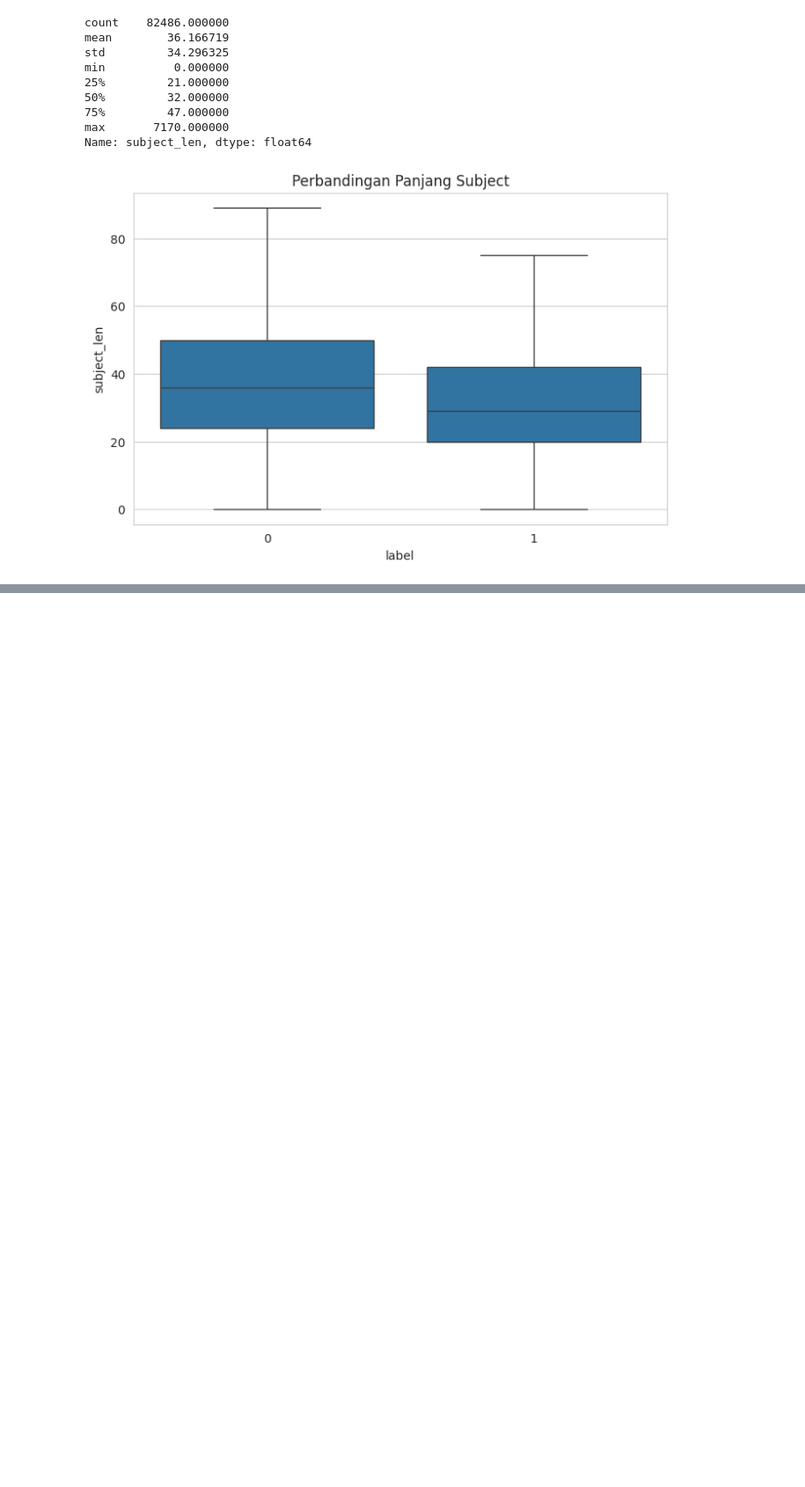
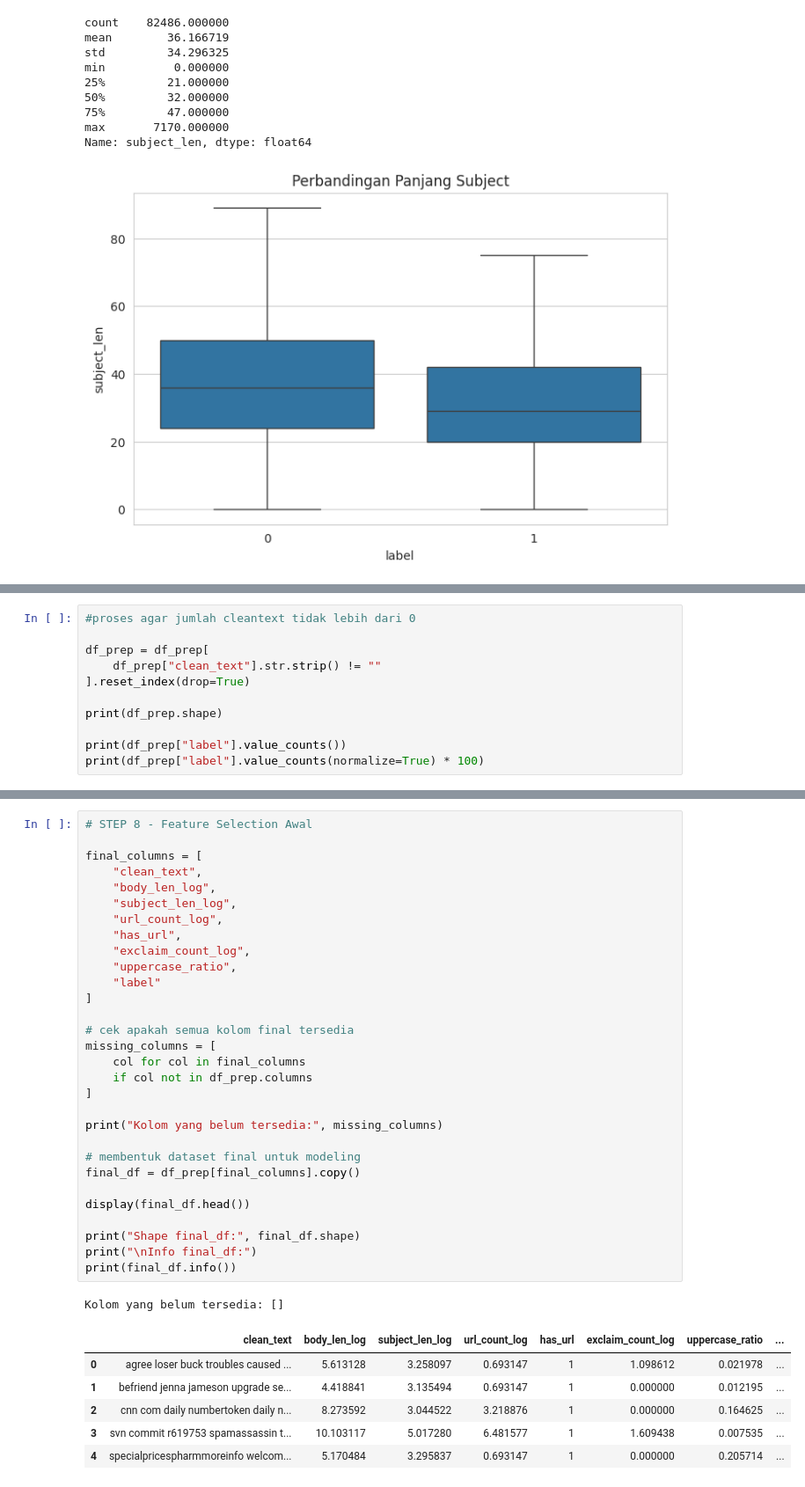
Before and after one commit to syiffac/Machine-Learning-Project_Email-Phising-Detection, a Jupyter notebook: Project_ML_Email_Spam_Detection_Aisyah_Syifa_H1D023043.ipynb, the cells around one changed output, grey strips where cells are left out. Shown at 88% size. Drawn from its saved outputs; the diff is of its cells as text; blank space fills up the shorter version.

```diff
--- a/Project_ML_Email_Spam_Detection_Aisyah_Syifa_H1D023043.ipynb
+++ b/Project_ML_Email_Spam_Detection_Aisyah_Syifa_H1D023043.ipynb
@@ -313,0 +629,11 @@ Name: subject_len, dtype: float64
+# %%
+#proses agar jumlah cleantext tidak lebih dari 0
+
+df_prep = df_prep[
+    df_prep["clean_text"].str.strip() != ""
+].reset_index(drop=True)
+
+print(df_prep.shape)
+
+print(df_prep["label"].value_counts())
+print(df_prep["label"].value_counts(normalize=True) * 100)
@@ -313,0 +703,38 @@ Name: subject_len, dtype: float64
+# %%
+# STEP 8 - Feature Selection Awal
+
+final_columns = [
+    "clean_text",
+    "body_len_log",
+    "subject_len_log",
+    "url_count_log",
+    "has_url",
+    "exclaim_count_log",
+    "uppercase_ratio",
+    "label"
+]
+
+# cek apakah semua kolom final tersedia
+missing_columns = [
+    col for col in final_columns
+    if col not in df_prep.columns
+]
+
+print("Kolom yang belum tersedia:", missing_columns)
+
+# membentuk dataset final untuk modeling
+final_df = df_prep[final_columns].copy()
+
+display(final_df.head())
+
+print("Shape final_df:", final_df.shape)
+print("\nInfo final_df:")
+print(final_df.info())
+# %% [output]
+Kolom yang belum tersedia: []
+|  | clean_text | body_len_log | subject_len_log | url_count_log | has_url | exclaim_count_log | uppercase_ratio | ... |
+| 0 | agree loser buck troubles caused ... | 5.613128 | 3.258097 | 0.693147 | 1 | 1.098612 | 0.021978 | ... |
+| 1 | befriend jenna jameson upgrade se... | 4.418841 | 3.135494 | 0.693147 | 1 | 0.000000 | 0.012195 | ... |
+| 2 | cnn com daily numbertoken daily n... | 8.273592 | 3.044522 | 3.218876 | 1 | 0.000000 | 0.164625 | ... |
+| 3 | svn commit r619753 spamassassin t... | 10.103117 | 5.017280 | 6.481577 | 1 | 1.609438 | 0.007535 | ... |
+| 4 | specialpricespharmmoreinfo welcom... | 5.170484 | 3.295837 | 0.693147 | 1 | 0.000000 | 0.205714 | ... |
```
Also changed, not shown: parts of 11 cells of this notebook.
